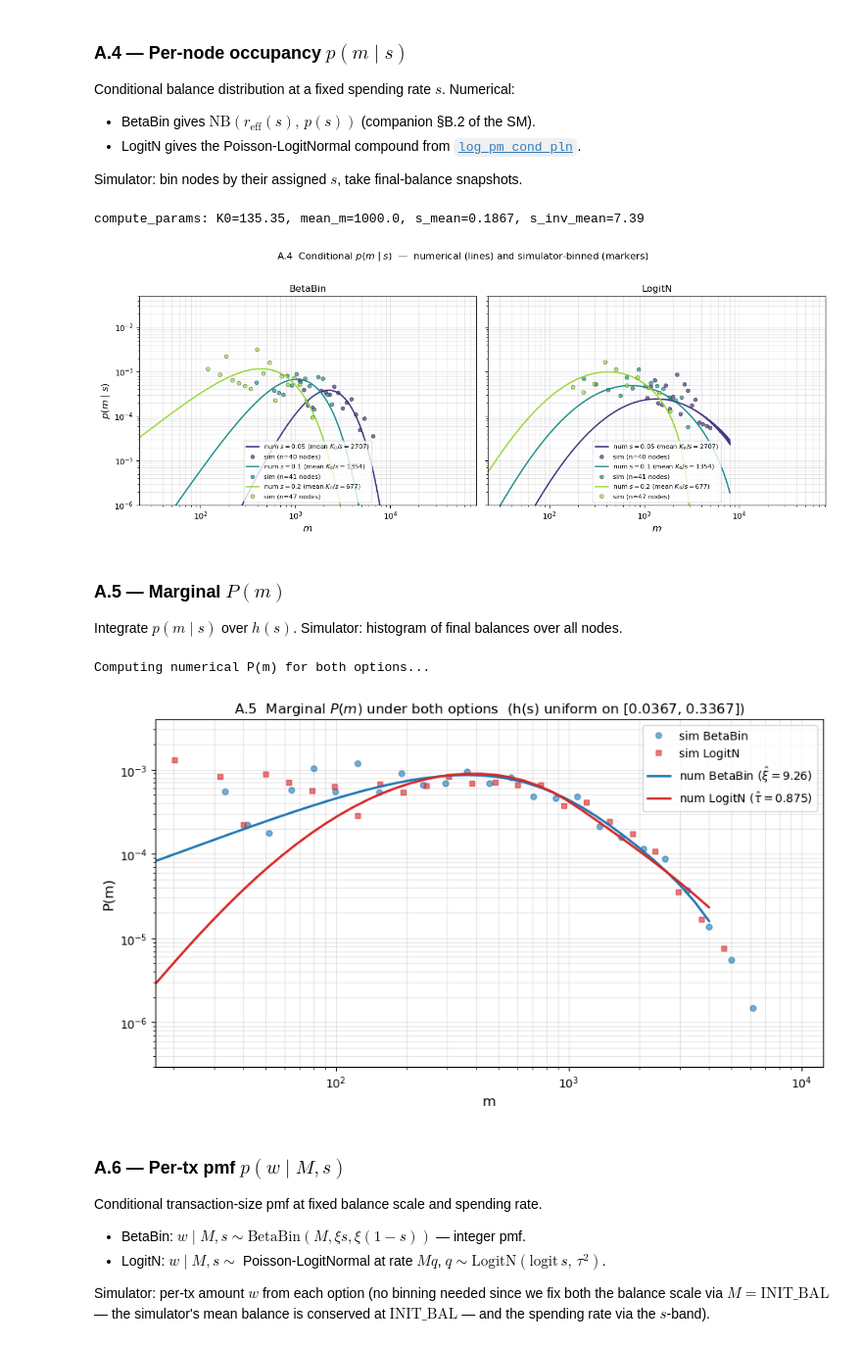
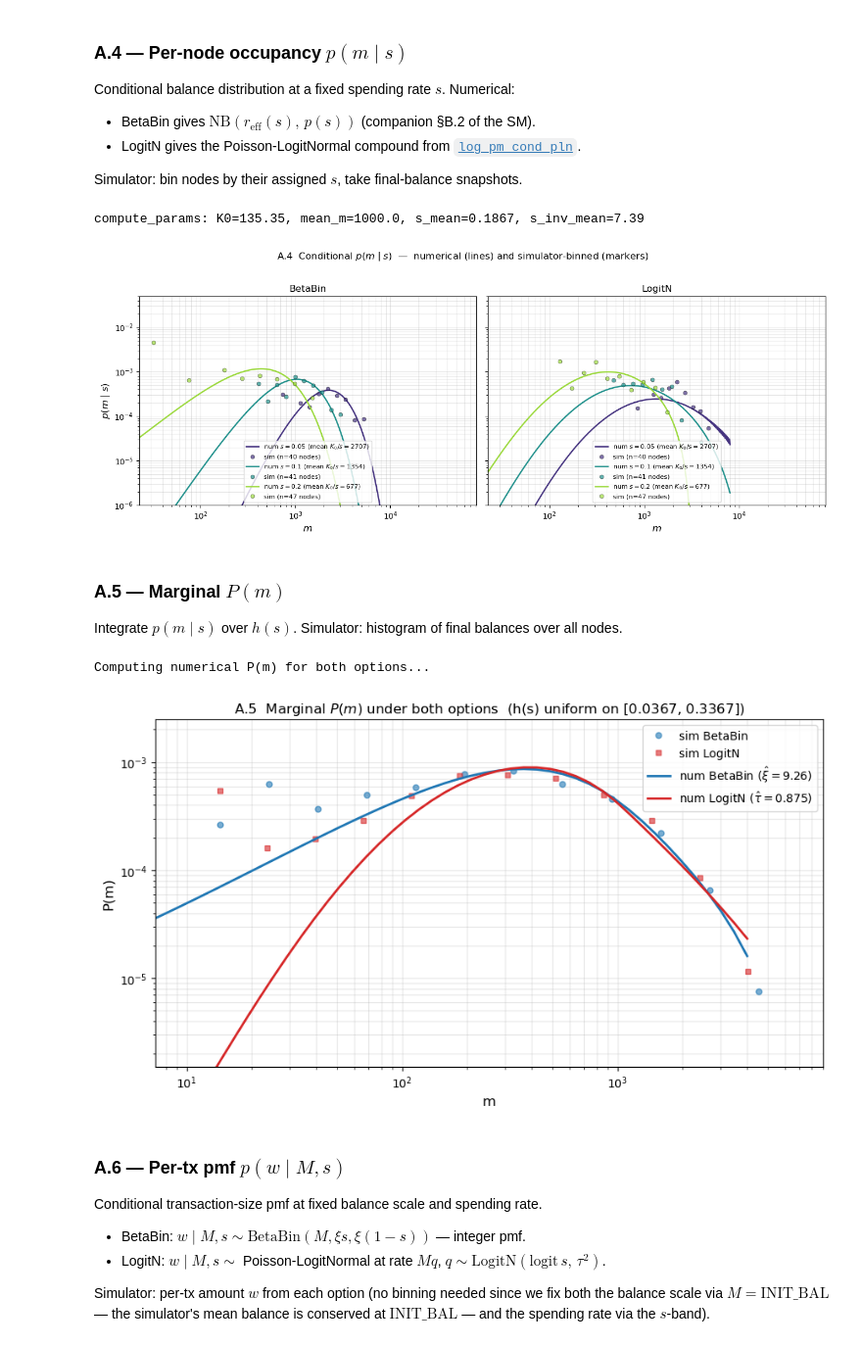
Before and after one commit to carolinamattsson/transactions, a Jupyter notebook: berka/numerical_validation.ipynb, the cells around one changed output. Shown at 98% size. Cells and saved outputs as stored; diff of their text form; code cells hidden in the pictures.

```diff
--- a/berka/numerical_validation.ipynb
+++ b/berka/numerical_validation.ipynb
@@ -270,7 +270,7 @@ for ax, kind, sim, num_fn in [
         # simulator-binned histogram at this s
         mask = np.abs(sim['s_per_node'] - s_t) < band
         if mask.sum() > 0:
-            c, d = histogram(sim['final_bal'][mask], num_bins=18, log_bin=True)
+            c, d = histogram(sim['final_bal'][mask], num_bins=10, log_bin=True)
             ax.plot(c, d, 'o', color=col, alpha=0.7, ms=5, mec='k', mew=0.4,
                     label=f'sim (n={mask.sum()} nodes)')
     ax.set_xscale('log'); ax.set_yscale('log')
@@ -283,7 +283,7 @@ plt.suptitle(r'A.4  Conditional $p(m \mid s)$  —  numerical (lines) and simula
 plt.tight_layout(); save_fig('a4_pm_conditional'); plt.show()
 # %% [output]
 compute_params: K0=135.35, mean_m=1000.0, s_mean=0.1867, s_inv_mean=7.39
-[figure, old version]
+[figure, new version]
 # %% [markdown]
 ### A.5 — Marginal $P(m)$
 
@@ -292,29 +292,29 @@ over all nodes.
 # %%
 m_grid_eval = np.unique(np.round(np.geomspace(1, 4*INIT_BAL, 60)).astype(int))
 
 print('Computing numerical P(m) for both options...')
 P_bb = np.array([Pm_single(int(m), params, model='nb', xi=XI, n_s=2000) for m in m_grid_eval])
 P_ln = np.array([Pm_single_logitn(int(m), params, tau=TAU, n_s=2000)    for m in m_grid_eval])
 
-c_sim_bb, d_sim_bb = histogram(sim_bb['final_bal'], num_bins=25, log_bin=True)
-c_sim_ln, d_sim_ln = histogram(sim_ln['final_bal'], num_bins=25, log_bin=True)
+c_sim_bb, d_sim_bb = histogram(sim_bb['final_bal'], num_bins=12, log_bin=True)
+c_sim_ln, d_sim_ln = histogram(sim_ln['final_bal'], num_bins=12, log_bin=True)
 
 fig, ax = plt.subplots(1, 1, figsize=(9, 5.2))
 ax.plot(c_sim_bb, d_sim_bb, 'o', color='C0', alpha=0.6, ms=5, label='sim BetaBin')
 ax.plot(c_sim_ln, d_sim_ln, 's', color='C3', alpha=0.6, ms=5, label='sim LogitN')
 ax.plot(m_grid_eval, P_bb, '-', color='C0', lw=2.0, label=fr'num BetaBin ($\hat\xi={XI}$)')
 ax.plot(m_grid_eval, P_ln, '-', color='C3', lw=2.0, label=fr'num LogitN ($\hat\tau={TAU}$)')
 ax.set_xscale('log'); ax.set_yscale('log')
 ax.set_xlim(c_sim_bb.min()*0.5, c_sim_bb.max()*2)
 ax.set_ylim(min(d_sim_bb[d_sim_bb>0].min(), d_sim_ln[d_sim_ln>0].min())*0.2,
             max(d_sim_bb.max(), d_sim_ln.max())*3)
 ax.set_xlabel('m'); ax.set_ylabel('P(m)')
 ax.set_title(fr'A.5  Marginal $P(m)$ under both options  (h(s) uniform on [{HS["s_min"]}, {HS["s_max"]}])')
 ax.legend(); ax.grid(True, alpha=0.3, which='both')
 plt.tight_layout(); save_fig('a5_pm_marginal'); plt.show()
 # %% [output]
 Computing numerical P(m) for both options...
-[figure, old version]
+[figure, new version]
 # %% [markdown]
 ### A.6 — Per-tx pmf $p(w\mid M, s)$
 
```
Also changed, not shown: parts of 6 cells of this notebook, 13 other files.
